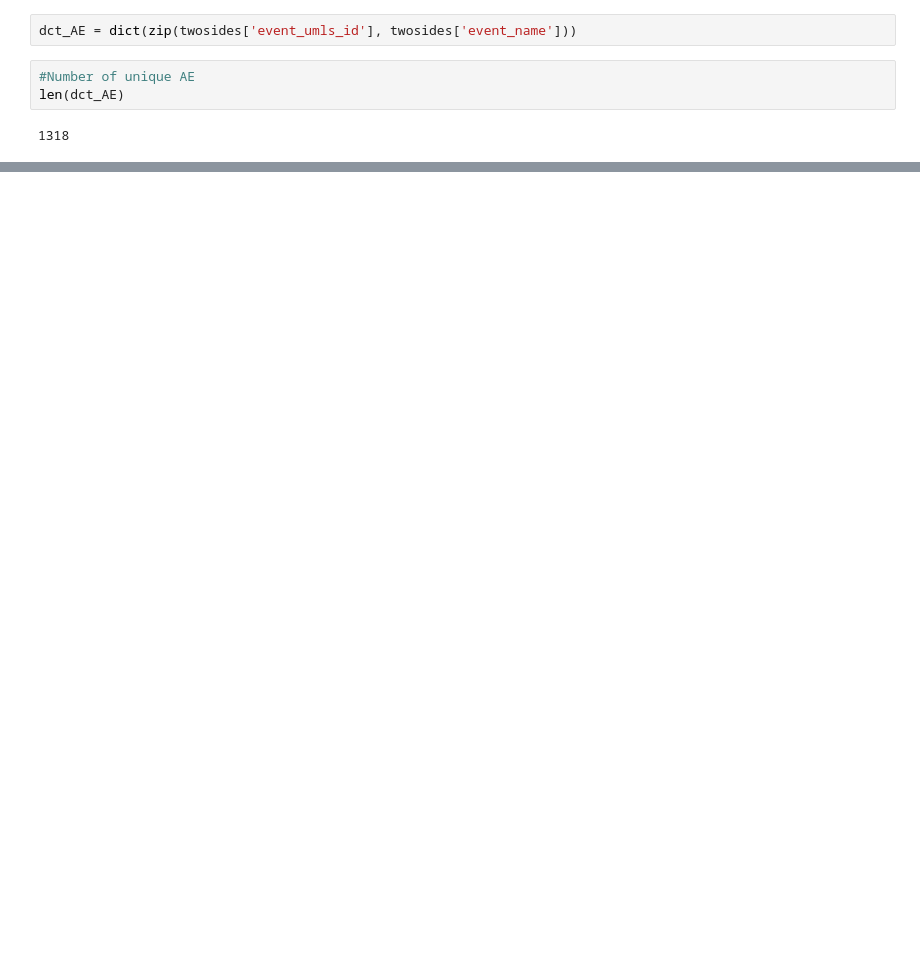
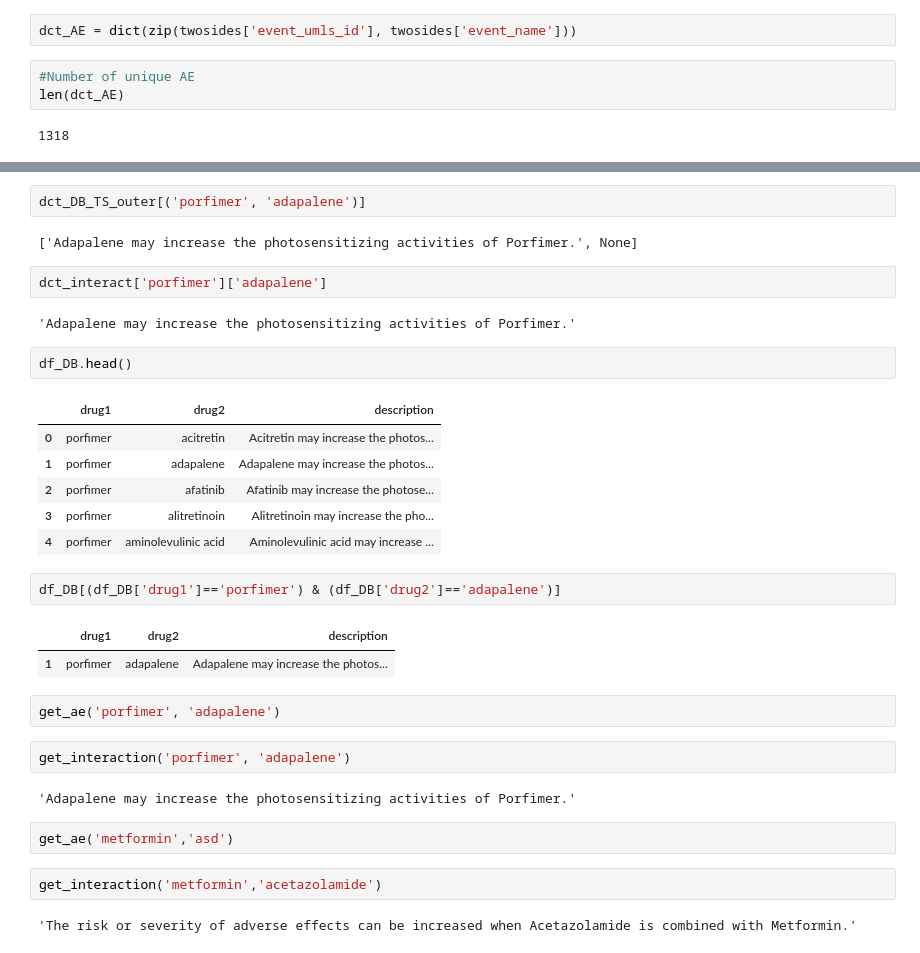
Before and after one commit to quadrantX/Drug_Bank_Interactions, a Jupyter notebook: load_drugbank_interactions.ipynb, the cells around one changed output, grey strips where cells are left out. Drawn from its saved outputs; the diff is of its cells as text; blank space fills up the shorter version.

```diff
--- a/load_drugbank_interactions.ipynb
+++ b/load_drugbank_interactions.ipynb
@@ -251,0 +434,34 @@ len(dct_AE)
+# %%
+dct_DB_TS_outer[('porfimer', 'adapalene')]
+# %% [output]
+['Adapalene may increase the photosensitizing activities of Porfimer.', None]
+# %%
+dct_interact['porfimer']['adapalene']
+# %% [output]
+'Adapalene may increase the photosensitizing activities of Porfimer.'
+# %%
+df_DB.head()
+# %% [output]
+|  | drug1 | drug2 | description |
+| 0 | porfimer | acitretin | Acitretin may increase the photos... |
+| 1 | porfimer | adapalene | Adapalene may increase the photos... |
+| 2 | porfimer | afatinib | Afatinib may increase the photose... |
+| 3 | porfimer | alitretinoin | Alitretinoin may increase the pho... |
+| 4 | porfimer | aminolevulinic acid | Aminolevulinic acid may increase ... |
+# %%
+df_DB[(df_DB['drug1']=='porfimer') & (df_DB['drug2']=='adapalene')]
+# %% [output]
+|  | drug1 | drug2 | description |
+| 1 | porfimer | adapalene | Adapalene may increase the photos... |
+# %%
+get_ae('porfimer', 'adapalene')
+# %%
+get_interaction('porfimer', 'adapalene')
+# %% [output]
+'Adapalene may increase the photosensitizing activities of Porfimer.'
+# %%
+get_ae('metformin','asd')
+# %%
+get_interaction('metformin','acetazolamide')
+# %% [output]
+'The risk or severity of adverse effects can be increased when Acetazolamide is combined with Metformin.'
```
Also changed, not shown: parts of 35 cells of this notebook, 1 other file.
